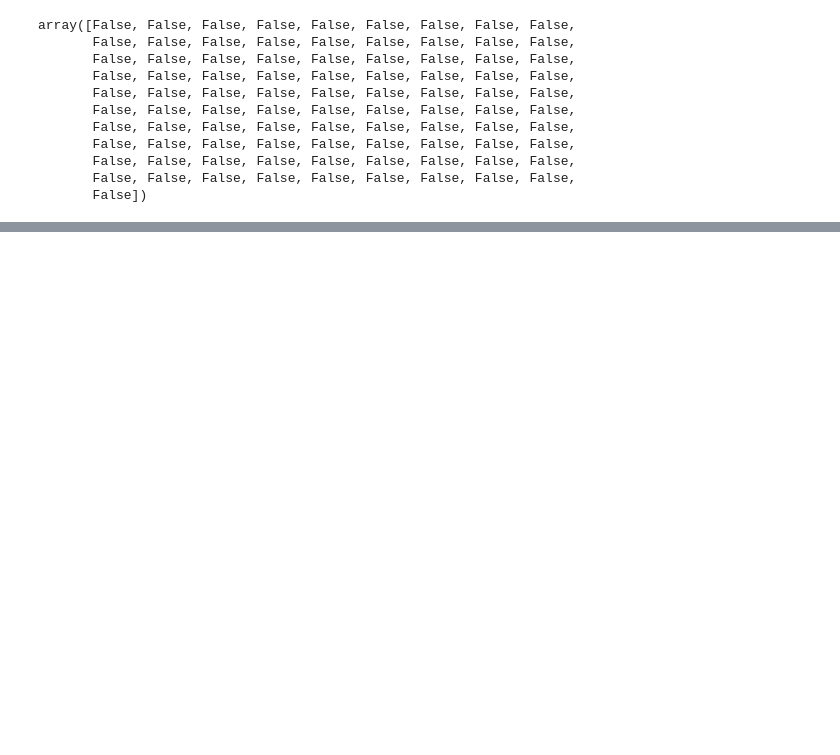
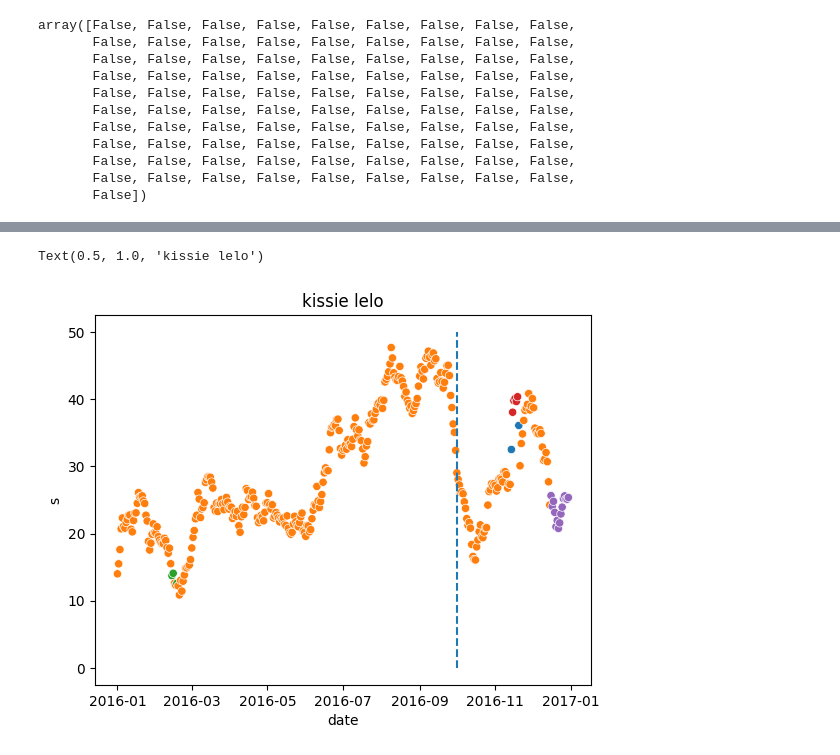
Before and after one commit to gandalf486/weather-forecast, a Jupyter notebook: explore.ipynb, the cells around one changed output, grey strips where cells are left out. Drawn from its saved outputs; the diff is of its cells as text; code cells hidden in the pictures; blank space fills up the shorter version.

Commit message:
added dbscan toto ka lund

```diff
--- a/explore.ipynb
+++ b/explore.ipynb
@@ -503,0 +666,10 @@ array([False, False, False, False, False, False, False, False, False,
+# %%
+from sklearn.cluster import DBSCAN
+shifu = DBSCAN(2.2,min_samples=3)
+time_series['cluster'] = shifu.fit_predict(time_series[original_cols],time_series['anomaly'])
+plt.vlines(x=pd.to_datetime('2016-10-01'),ymin=0,ymax=50,linestyles='dashed')
+sns.scatterplot(data=time_series,x=time_series.date,y='s',hue='cluster', palette="tab10",legend=False)
+plt.title('kissie lelo')
+# %% [output]
+Text(0.5, 1.0, 'kissie lelo')
+[figure, added]
```
Also changed, not shown: parts of 37 cells of this notebook.
